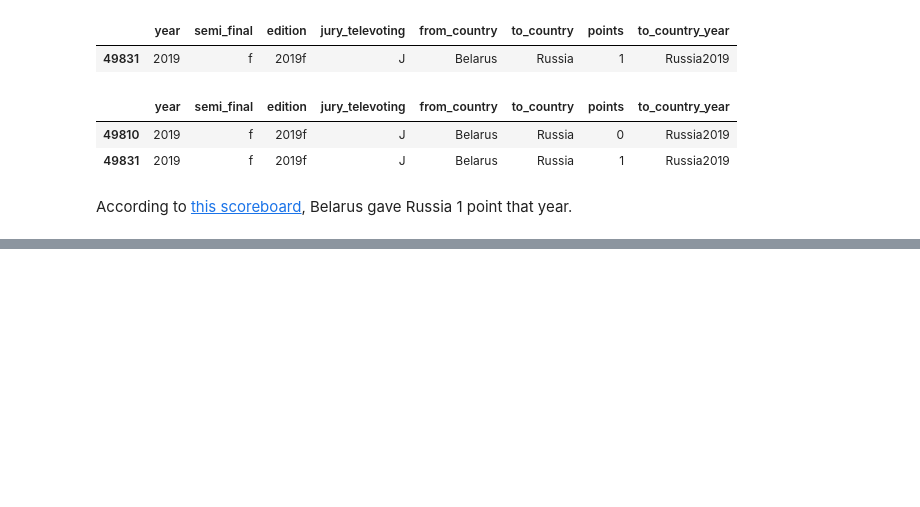
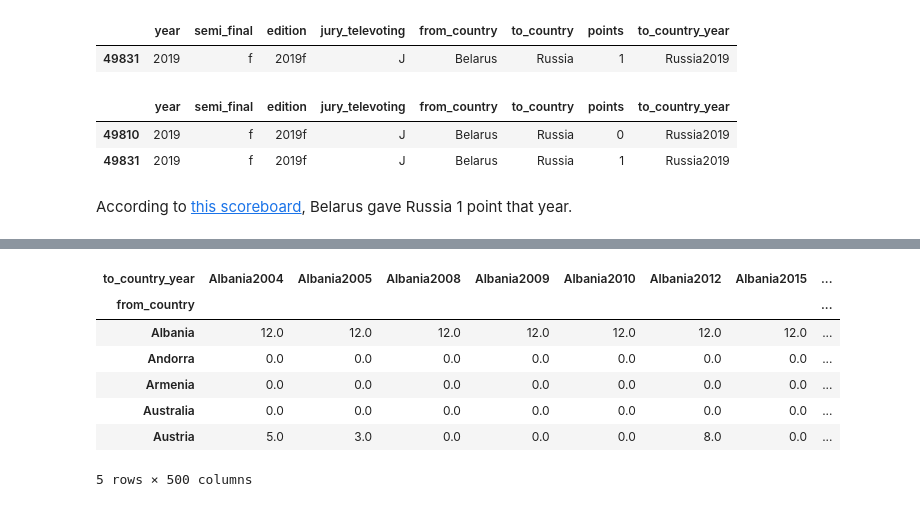
Before and after one commit to reikookamoto/eurovision, a Jupyter notebook: src/analysis.ipynb, the cells around one changed output, grey strips where cells are left out. Cells and saved outputs as stored; diff of their text form; code cells hidden in the pictures; blank space fills up the shorter version.

```diff
--- a/src/analysis.ipynb
+++ b/src/analysis.ipynb
@@ -71,13 +102,24 @@ test = test.pivot(index='from_country', columns='to_country_year', values='point
 # %%
 # Fill in missing values
-for country in test.index:
-    row = test.loc[country, :]
+for country in plot_df.index:
+    row = plot_df.loc[country, :]
     for i in range(len(row)):
         # if entry has a NaN
         if np.isnan(row[i]):
             # if it's missing for itself
             if country in row.index[i]:
                 row[i] = 12
             # if it's missing for another country
             else:
-                row[i] = 0
+                row[i] = 0 # mode score given is 0
+
+plot_df.head()
+# %% [output]
+| to_country_year | Albania2004 | Albania2005 | Albania2008 | Albania2009 | Albania2010 | Albania2012 | Albania2015 | ... |
+| from_country |  |  |  |  |  |  |  | ... |
+| Albania | 12.0 | 12.0 | 12.0 | 12.0 | 12.0 | 12.0 | 12.0 | ... |
+| Andorra | 0.0 | 0.0 | 0.0 | 0.0 | 0.0 | 0.0 | 0.0 | ... |
+| Armenia | 0.0 | 0.0 | 0.0 | 0.0 | 0.0 | 0.0 | 0.0 | ... |
+| Australia | 0.0 | 0.0 | 0.0 | 0.0 | 0.0 | 0.0 | 0.0 | ... |
+| Austria | 5.0 | 3.0 | 0.0 | 0.0 | 0.0 | 8.0 | 0.0 | ... |
+5 rows × 500 columns
```
Also changed, not shown: parts of 18 cells of this notebook, 1 other file.
